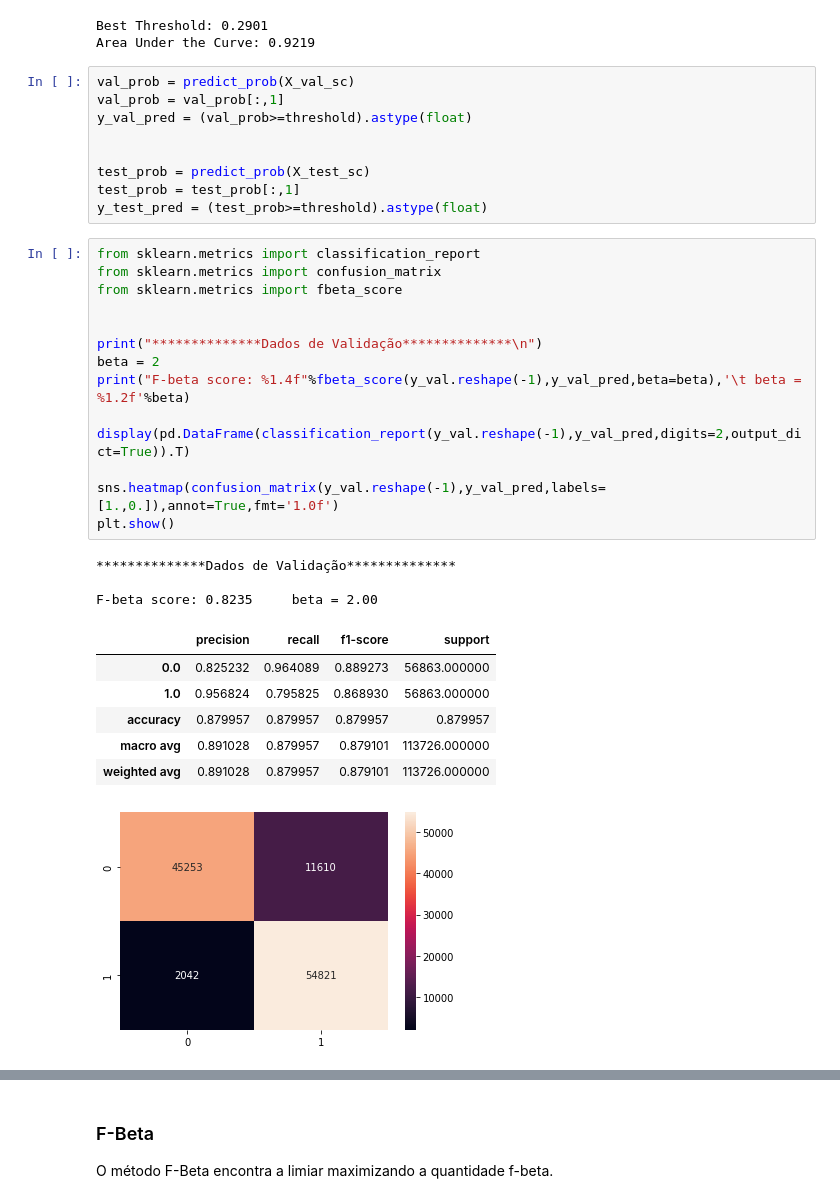
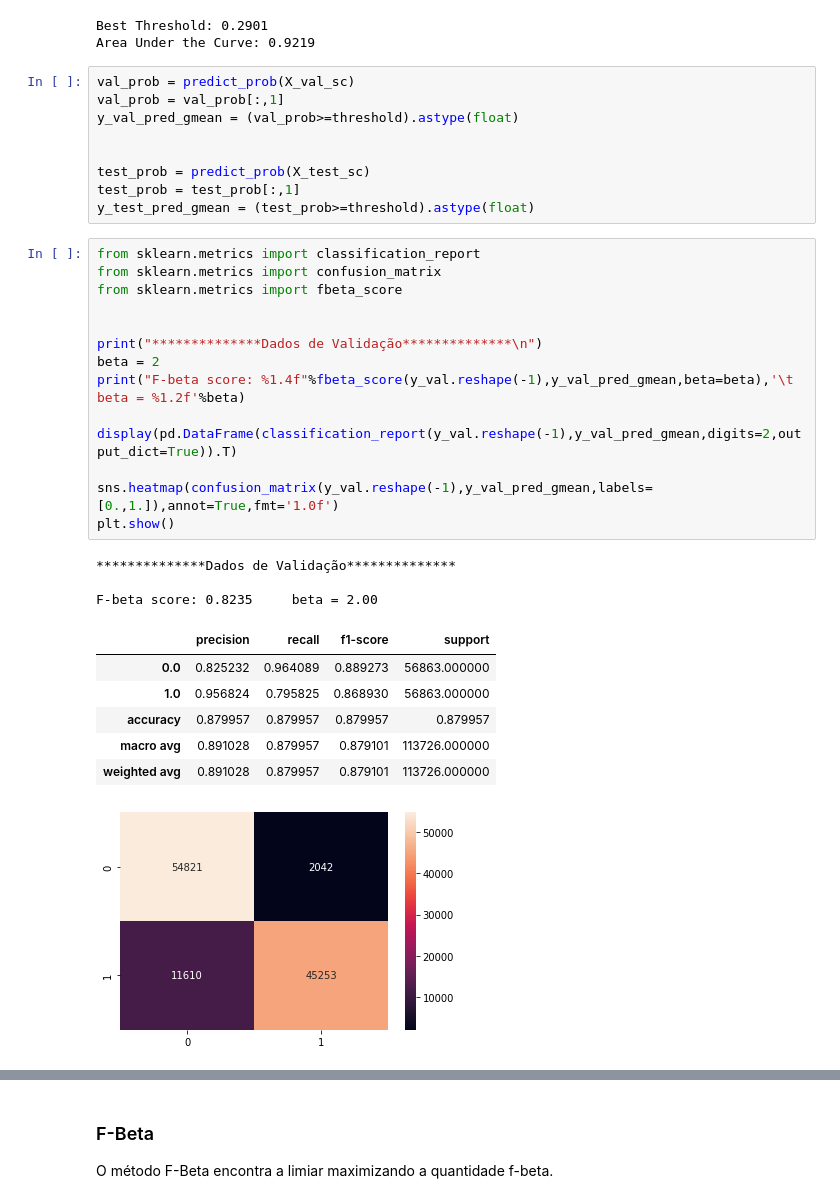
Before and after one commit to Gabriel-Stella/Credit_Card_Fraud, a Jupyter notebook: Credit_Card_Fraud.ipynb, the cells around one changed output, grey strips where cells are left out. Saved outputs shown, nothing was run; the diff lists cells and outputs as text.

```diff
--- a/Credit_Card_Fraud.ipynb
+++ b/Credit_Card_Fraud.ipynb
@@ -342,37 +346,37 @@ Area Under the Curve: 0.9219
 # %%
 val_prob = predict_prob(X_val_sc)
 val_prob = val_prob[:,1]
-y_val_pred = (val_prob>=threshold).astype(float)
+y_val_pred_gmean = (val_prob>=threshold).astype(float)
 
 
 test_prob = predict_prob(X_test_sc)
 test_prob = test_prob[:,1]
-y_test_pred = (test_prob>=threshold).astype(float)
+y_test_pred_gmean = (test_prob>=threshold).astype(float)
 # %%
 from sklearn.metrics import classification_report
 from sklearn.metrics import confusion_matrix
 from sklearn.metrics import fbeta_score
 
 
 print("**************Dados de Validação**************\n")
 beta = 2
-print("F-beta score: %1.4f"%fbeta_score(y_val.reshape(-1),y_val_pred,beta=beta),'\t beta = %1.2f'%beta)
+print("F-beta score: %1.4f"%fbeta_score(y_val.reshape(-1),y_val_pred_gmean,beta=beta),'\t beta = %1.2f'%beta)
 
-display(pd.DataFrame(classification_report(y_val.reshape(-1),y_val_pred,digits=2,output_dict=True)).T)
+display(pd.DataFrame(classification_report(y_val.reshape(-1),y_val_pred_gmean,digits=2,output_dict=True)).T)
 
-sns.heatmap(confusion_matrix(y_val.reshape(-1),y_val_pred,labels=[1.,0.]),annot=True,fmt='1.0f')
+sns.heatmap(confusion_matrix(y_val.reshape(-1),y_val_pred_gmean,labels=[0.,1.]),annot=True,fmt='1.0f')
 plt.show()
 # %% [output]
 **************Dados de Validação**************
 
 F-beta score: 0.8235     beta = 2.00
 |  | precision | recall | f1-score | support |
 | 0.0 | 0.825232 | 0.964089 | 0.889273 | 56863.000000 |
 | 1.0 | 0.956824 | 0.795825 | 0.868930 | 56863.000000 |
 | accuracy | 0.879957 | 0.879957 | 0.879957 | 0.879957 |
 | macro avg | 0.891028 | 0.879957 | 0.879101 | 113726.000000 |
 | weighted avg | 0.891028 | 0.879957 | 0.879101 | 113726.000000 |
-[figure, old version]
+[figure, new version]
 # %%
 print("**************Dados de Teste**************\n")
 beta = 2
```
Also changed, not shown: parts of 33 cells of this notebook.
